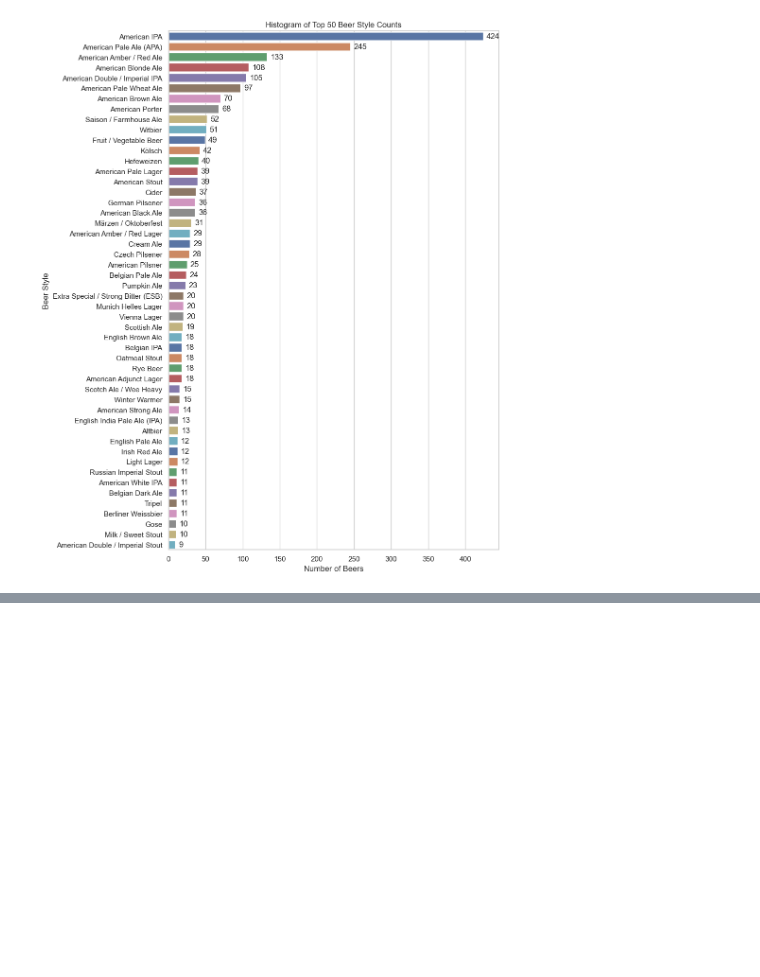
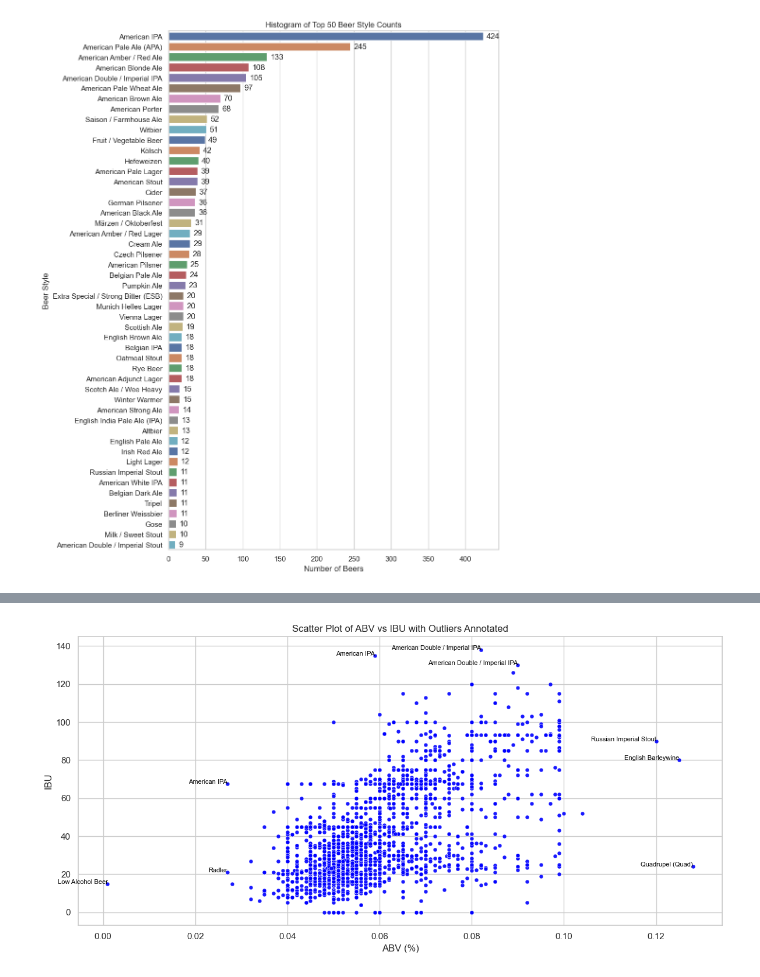
Before and after one commit to DapperKapper/Portfolio, a Jupyter notebook: BeerandBreweryExercise/BeerAnalysis.ipynb, the cells around one changed output, grey strips where cells are left out. Saved outputs shown, nothing was run; the diff lists cells and outputs as text; code cells hidden in the pictures; blank space fills up the shorter version.

```diff
--- a/BeerandBreweryExercise/BeerAnalysis.ipynb
+++ b/BeerandBreweryExercise/BeerAnalysis.ipynb
@@ -439,0 +477,38 @@ fig.show()
+# %%
+# Set the Seaborn style to 'whitegrid'
+sns.set_theme(style="whitegrid")
+
+# Define thresholds for outliers
+# Top 5% (high outliers) and bottom 5% (low outliers) for both ABV and IBU
+abv_high_threshold = df['ABV'].quantile(0.999)
+abv_low_threshold = df['ABV'].quantile(0.001)
+ibu_high_threshold = df['IBU'].quantile(0.999)
+ibu_low_threshold = df['IBU'].quantile(0.001)
+
+# Identify outliers for both high and low ends
+outliers = df[(df['ABV'] > abv_high_threshold) |
+              (df['ABV'] < abv_low_threshold) |
+              (df['IBU'] > ibu_high_threshold) |
+              (df['IBU'] < ibu_low_threshold)]
+
+# Create a wider scatter plot without the gradient
+plt.figure(figsize=(12, 6))
+
+# Scatter plot with smaller, bold points (no gradient)
+sns.scatterplot(x='ABV', y='IBU', data=df, color='blue', alpha=0.9, s=25)
+
+# Add labels and title
+plt.xlabel('ABV (%)')
+plt.ylabel('IBU')
+plt.title('Scatter Plot of ABV vs IBU with Outliers Annotated')
+
+# Annotate outliers with their beer style
+for _, row in outliers.iterrows():
+    plt.text(row['ABV'], row['IBU'], row['Beer Style'],
+             color='black', fontsize=8, ha='right')
+
+# Show the plot with tight layout
+plt.tight_layout()
+plt.show()
+# %% [output]
+[figure, added]
```
Also changed, not shown: parts of 11 cells of this notebook.
